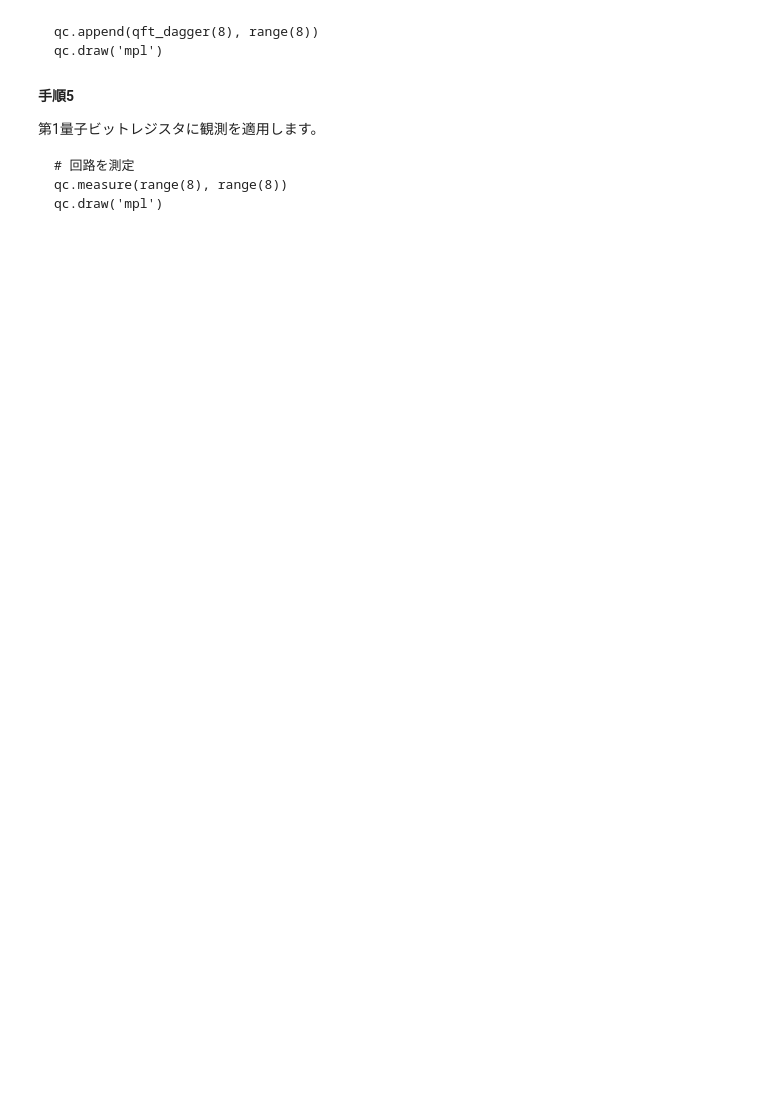
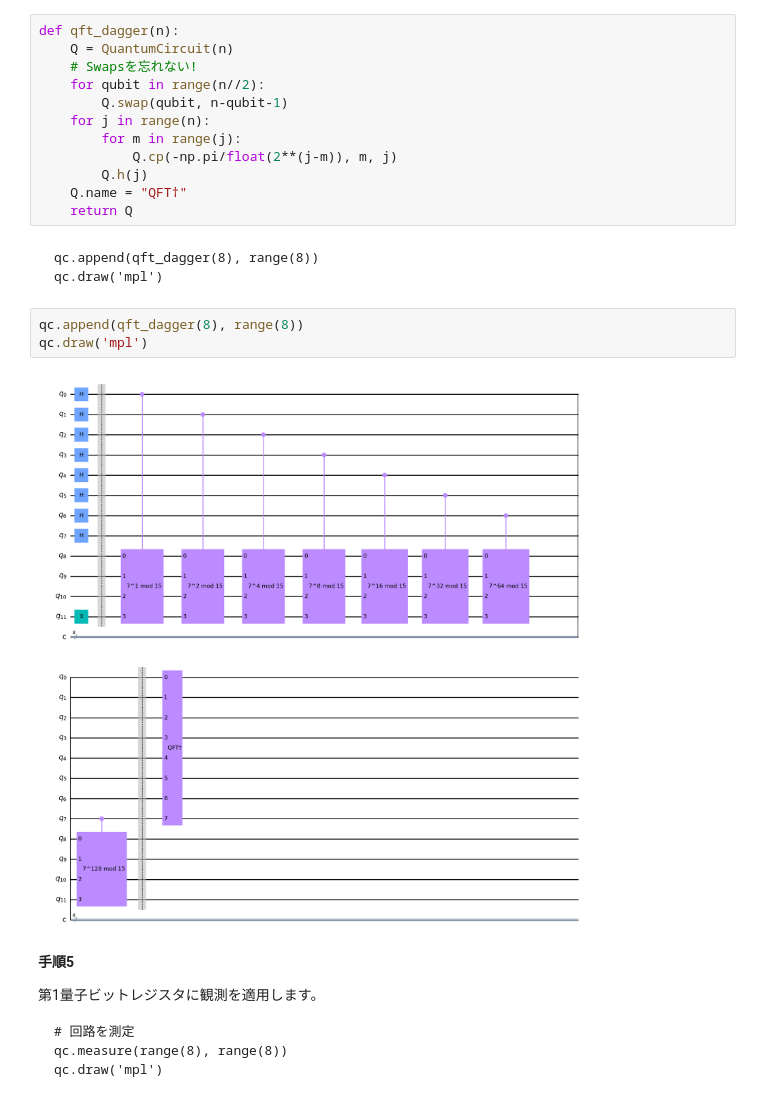
Before and after one commit to zum-m/01_jouhougakugairon, a Jupyter notebook: Copy_of_演習第10回.ipynb, the cells around one changed output. Drawn from its saved outputs; the diff is of its cells as text; blank space fills up the shorter version.

````diff
--- a/Copy_of_演習第10回.ipynb
+++ b/Copy_of_演習第10回.ipynb
@@ -346,11 +443,28 @@ def qft_dagger(n):
     Q.name = "QFT†"
     return Q
 ```
+# %%
+def qft_dagger(n):
+    Q = QuantumCircuit(n)
+    # Swapsを忘れない!
+    for qubit in range(n//2):
+        Q.swap(qubit, n-qubit-1)
+    for j in range(n):
+        for m in range(j):
+            Q.cp(-np.pi/float(2**(j-m)), m, j)
+        Q.h(j)
+    Q.name = "QFT†"
+    return Q
 # %% [markdown]
 ```
 qc.append(qft_dagger(8), range(8))
 qc.draw('mpl')
 ```
+# %%
+qc.append(qft_dagger(8), range(8))
+qc.draw('mpl')
+# %% [output]
+[figure, added]
 # %% [markdown]
 **手順5**
 
````
Also changed, not shown: parts of 13 cells of this notebook.
